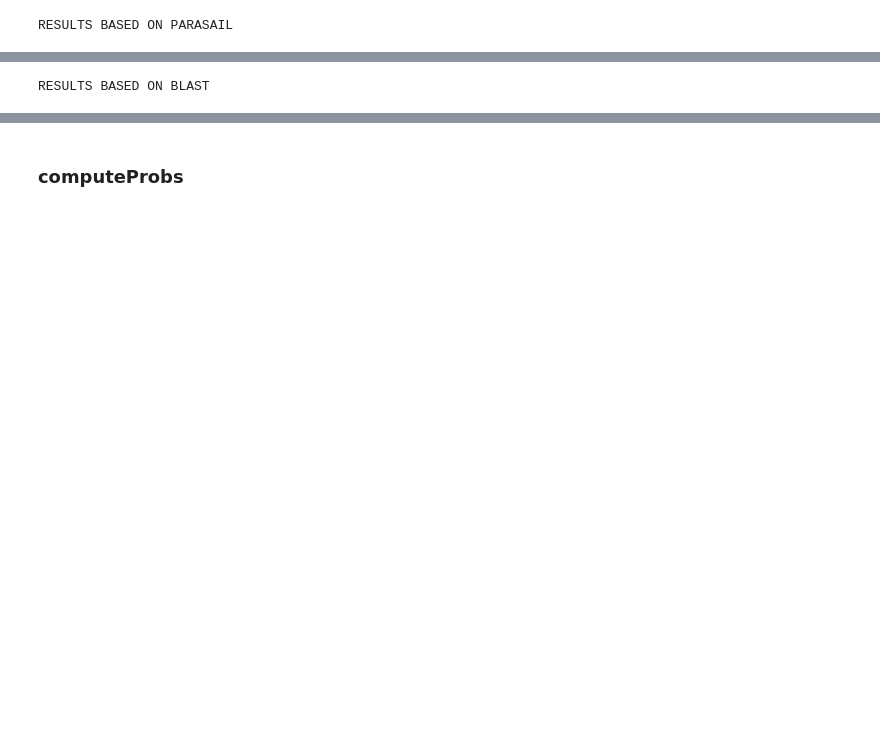
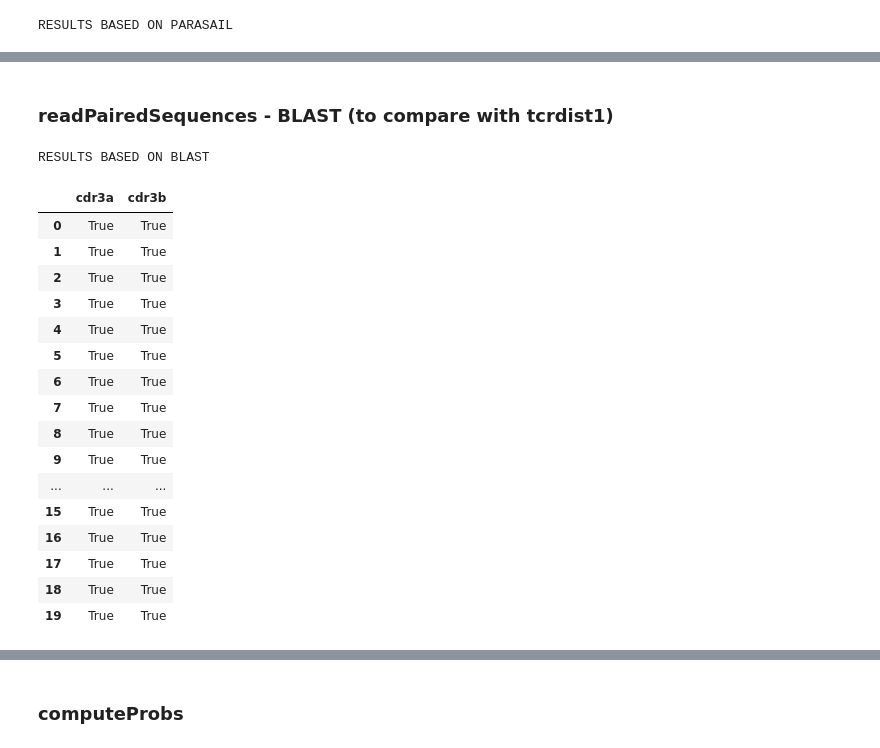
Before and after one commit to kmayerb/tcrdist2, a Jupyter notebook: instructions_api.ipynb, the cells around one changed output, grey strips where cells are left out. Cells and saved outputs as stored; diff of their text form; code cells hidden in the pictures; blank space fills up the shorter version.

```diff
--- a/instructions_api.ipynb
+++ b/instructions_api.ipynb
@@ -72 +90,28 @@ RESULTS BASED ON PARASAIL
+# %% [markdown]
+### readPairedSequences - BLAST (to compare with tcrdist1)
+# %%
+psDfb = td.processing.readPairedSequences(paired_seqs_file = "tcrdist/datasets/test_human_pairseqs.tsv",
+                                         organism = "human", use_parasail = False);
+# %% [output]
+RESULTS BASED ON BLAST
+# %%
+psDfp[['cdr3a','cdr3b']] == psDfb[['cdr3a','cdr3b']]
+# %% [output]
+|  | cdr3a | cdr3b |
+| 0 | True | True |
+| 1 | True | True |
+| 2 | True | True |
+| 3 | True | True |
+| 4 | True | True |
+| 5 | True | True |
+| 6 | True | True |
+| 7 | True | True |
+| 8 | True | True |
+| 9 | True | True |
+| ... | ... | ... |
+| 15 | True | True |
+| 16 | True | True |
+| 17 | True | True |
+| 18 | True | True |
+| 19 | True | True |
 # %%
@@ -79,8 +124,3 @@ psDf.head()
 | 3 | human_tcr0004 | pp65 | human_subject0010 | [[(TRAV35*02, 266, 3.00377787265e... | OK | CAGPRETSYDKVIF | tgtgctgggccccgtgaaacctcctacgacaag... | CAGPRETSYDKVIF-tgtgctgggccccgtgaa... | 68.68.62.62.62.62.62.62.68.68.68.... | ... |
 | 4 | human_tcr0005 | pp65 | human_subject0010 | [[(TRAV35*01, 267, 1.10502812519e... | OK | CAGQASQGNLIF | tgtgctgggcaagcaagccaaggaaatctcatcttt | CAGQASQGNLIF-tgtgctgggcaagcaagcca... | 68.68.68.68.68.68.68.62.62.62.62.... | ... |
 5 rows × 61 columns
-# %%
-psDf = td.processing.readPairedSequences(paired_seqs_file = "tcrdist/datasets/test_human_pairseqs.tsv",
-                                         organism = "human", use_parasail = False);
-# %% [output]
-RESULTS BASED ON BLAST
```
Also changed, not shown: parts of 18 cells of this notebook, 1 other file.
